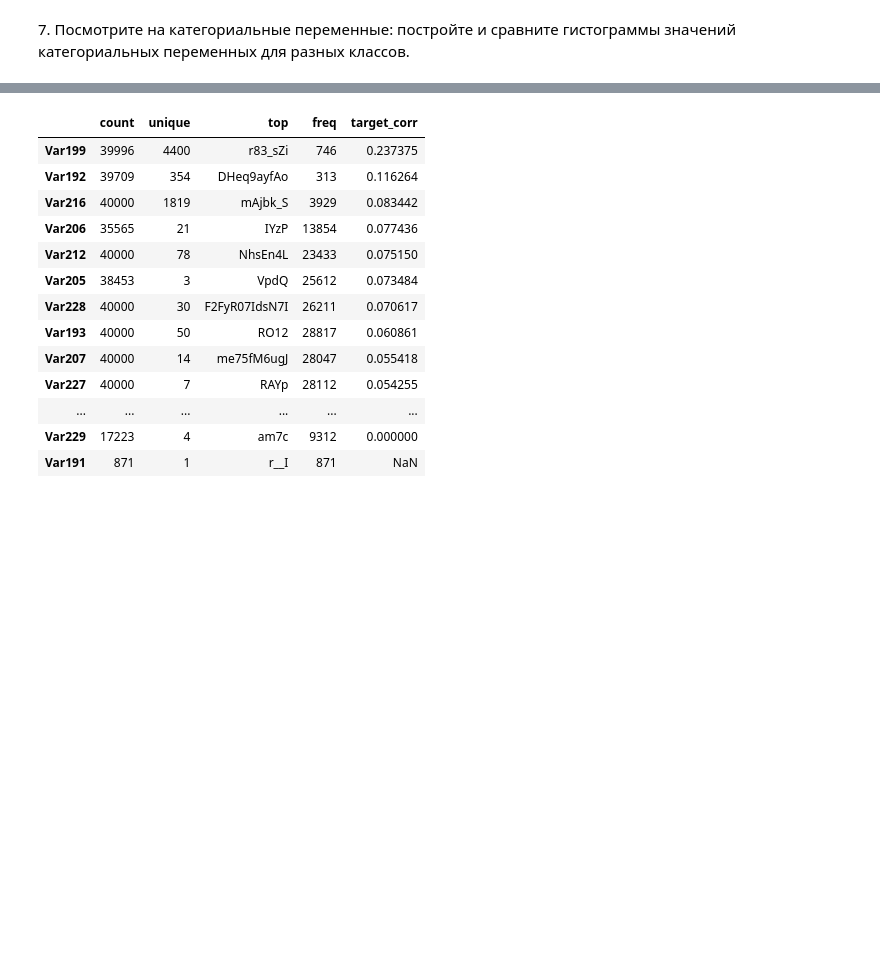
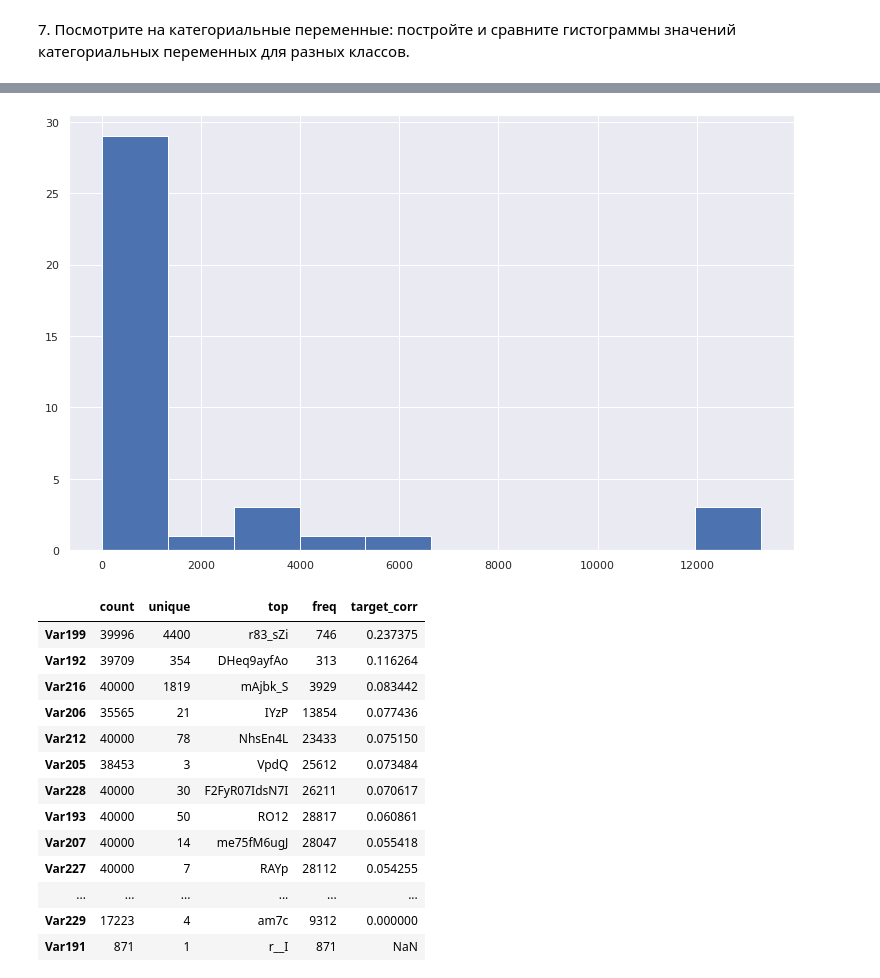
Before and after one commit to Uniholder/Specialization-Yandex-MIPT, a Jupyter notebook: 6_Final_projects/2_churn_prediction/week_1.ipynb, the cells around one changed output, grey strips where cells are left out. Saved outputs shown, nothing was run; the diff lists cells and outputs as text; code cells hidden in the pictures; blank space fills up the shorter version.

```diff
--- a/6_Final_projects/2_churn_prediction/week_1.ipynb
+++ b/6_Final_projects/2_churn_prediction/week_1.ipynb
@@ -452,3 +456,7 @@ stats_cat
+# %%
+stats_cat['unique'].hist();
+# %% [output]
+[figure, added]
 # %%
 def cramers_v(x, y):
     '''
```
Also changed, not shown: parts of 15 cells of this notebook.
